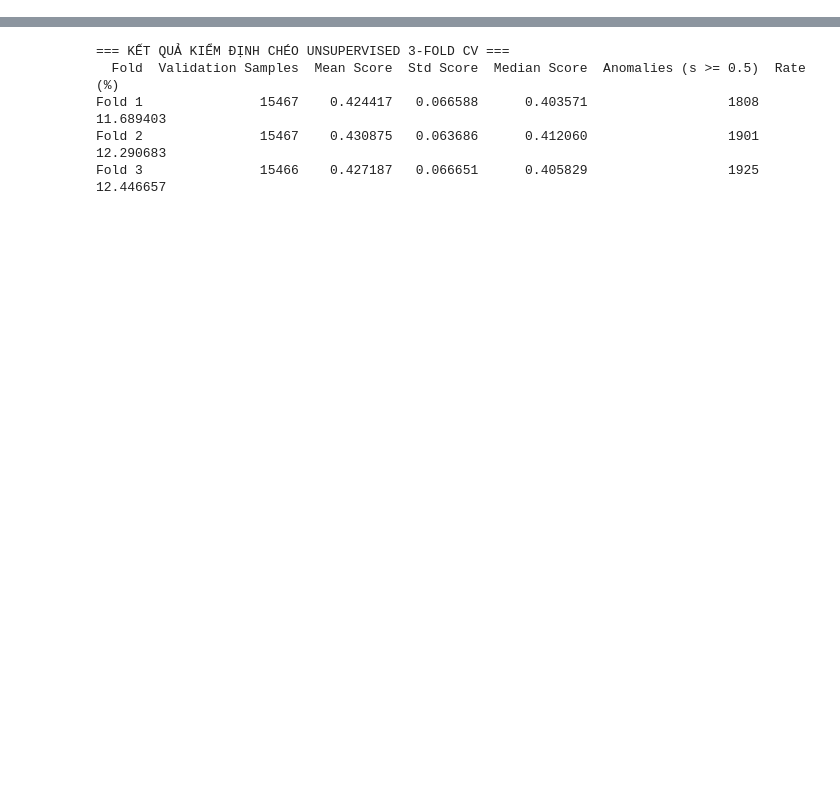
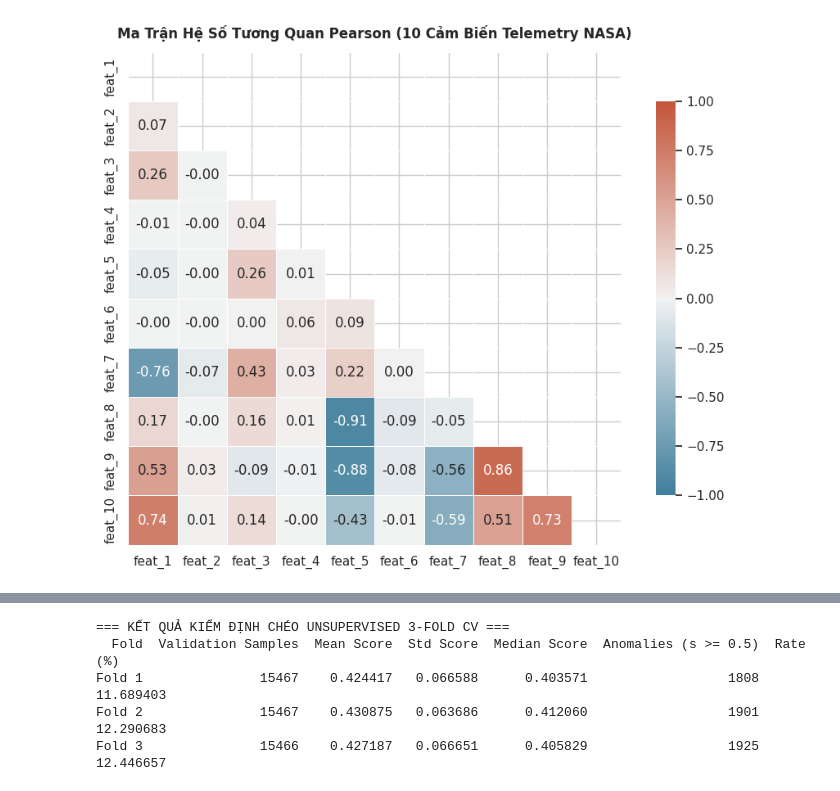
Before and after one commit to vongocgiavy/IFOREST, a Jupyter notebook: shuttle_anomaly_detection_iforest.ipynb, the cells around one changed output, grey strips where cells are left out. Saved outputs shown, nothing was run; the diff lists cells and outputs as text; code cells hidden in the pictures; blank space fills up the shorter version.

```diff
--- a/shuttle_anomaly_detection_iforest.ipynb
+++ b/shuttle_anomaly_detection_iforest.ipynb
@@ -420,0 +104,25 @@ print(tune_df.to_string(index=False))
+# %%
+# Ma trận tương quan Pearson giữa 10 đặc trưng cảm biến
+plt.figure(figsize=(9, 7), dpi=100)
+corr_matrix = X_raw.corr()
+mask = np.triu(np.ones_like(corr_matrix, dtype=bool))
+cmap = sns.diverging_palette(230, 20, as_cmap=True)
+
+sns.heatmap(
+    corr_matrix,
+    mask=mask,
+    cmap=cmap,
+    vmax=1.0,
+    vmin=-1.0,
+    center=0,
+    annot=True,
+    fmt='.2f',
+    square=True,
+    linewidths=.5,
+    cbar_kws={"shrink": .8}
+)
+plt.title('Ma Trận Hệ Số Tương Quan Pearson (10 Cảm Biến Telemetry NASA)', fontsize=12, fontweight='bold', pad=12)
+plt.tight_layout()
+plt.show()
+# %% [output]
+[figure, added]
```
Also changed, not shown: parts of 68 cells of this notebook.
